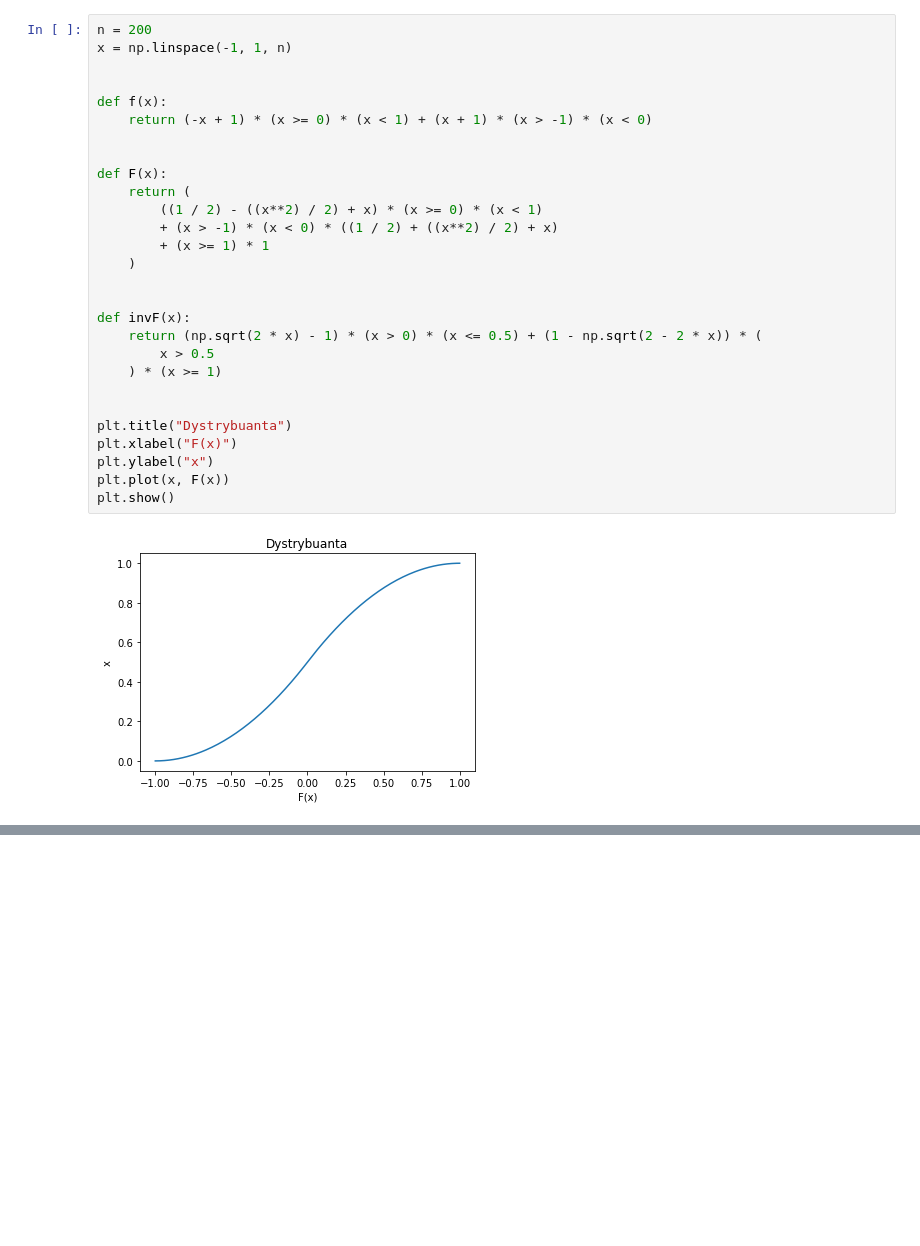
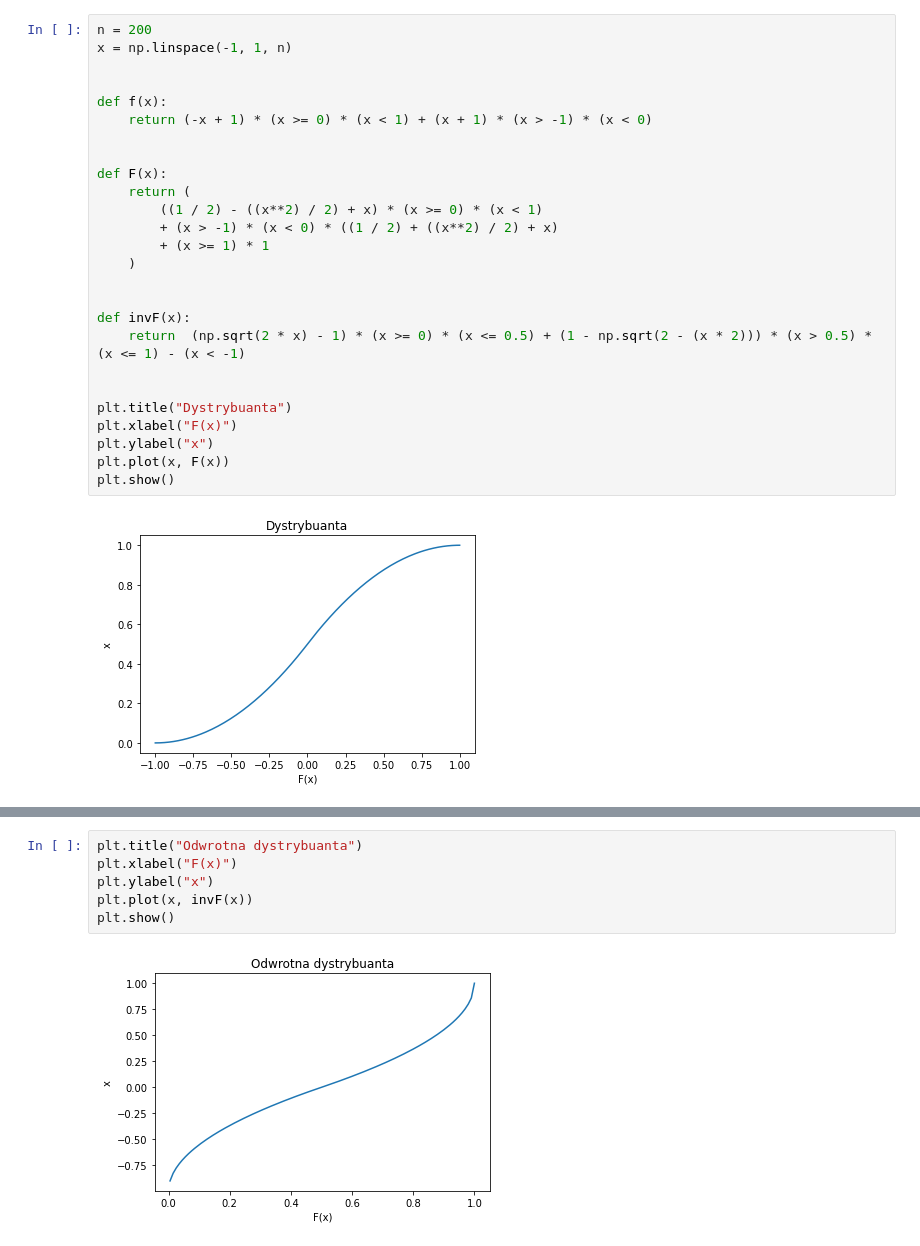
Before and after one commit to John15321/iims, a Jupyter notebook: lab0.ipynb, the cells around one changed output, grey strips where cells are left out. Saved outputs shown, nothing was run; the diff lists cells and outputs as text; blank space fills up the shorter version.

```diff
--- a/lab0.ipynb
+++ b/lab0.ipynb
@@ -318,9 +318,7 @@ def F(x):
 
 
 def invF(x):
-    return (np.sqrt(2 * x) - 1) * (x > 0) * (x <= 0.5) + (1 - np.sqrt(2 - 2 * x)) * (
-        x > 0.5
-    ) * (x >= 1)
+    return  (np.sqrt(2 * x) - 1) * (x >= 0) * (x <= 0.5) + (1 - np.sqrt(2 - (x * 2))) * (x > 0.5) * (x <= 1) - (x < -1)
 
 
 plt.title("Dystrybuanta")
@@ -351,0 +331,8 @@ array([0.        , 0.01005025, 0.0201005 , 0.03015075, 0.04020101,
+# %%
+plt.title("Odwrotna dystrybuanta")
+plt.xlabel("F(x)")
+plt.ylabel("x")
+plt.plot(x, invF(x))
+plt.show()
+# %% [output]
+[figure, added]
```
Also changed, not shown: parts of 2 cells of this notebook.
